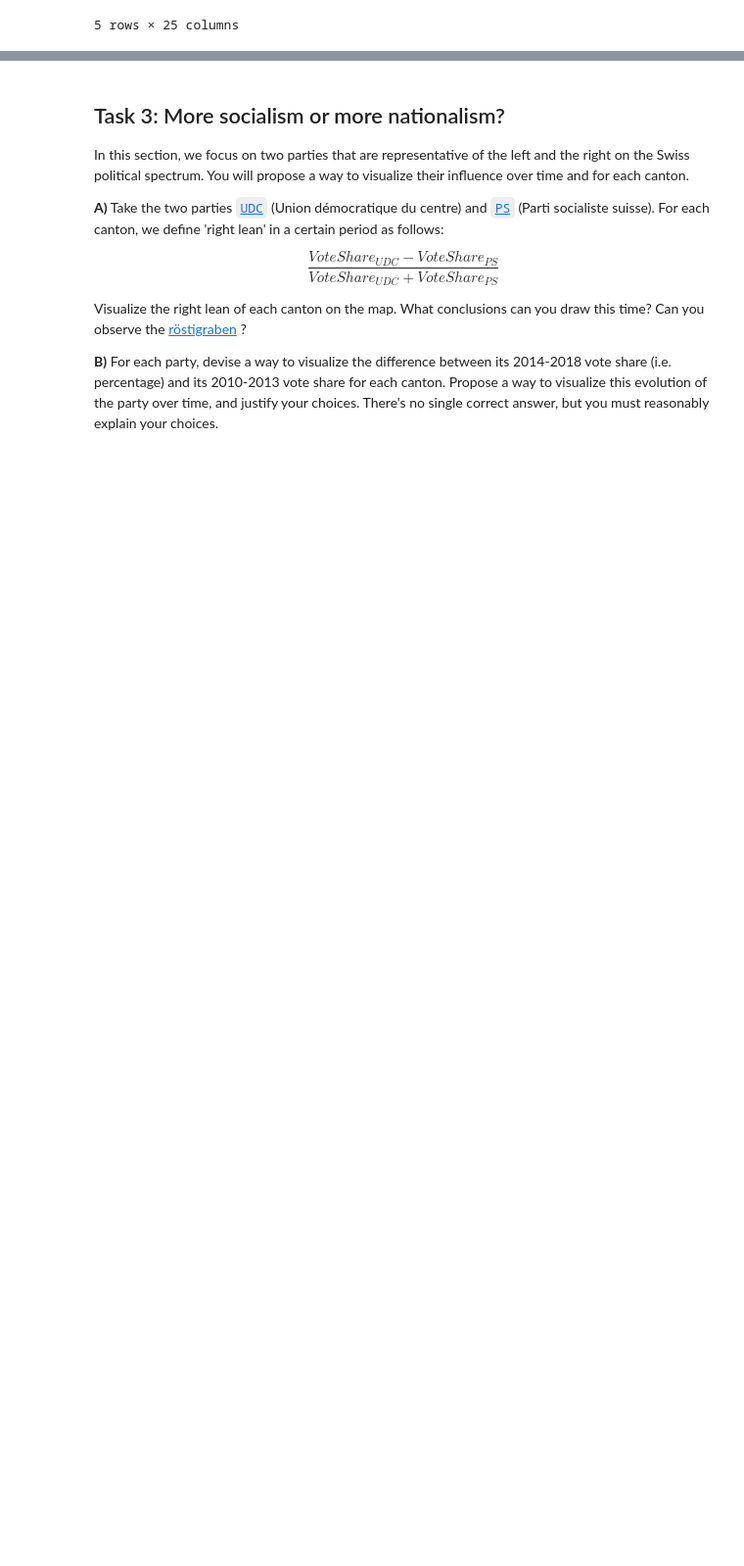
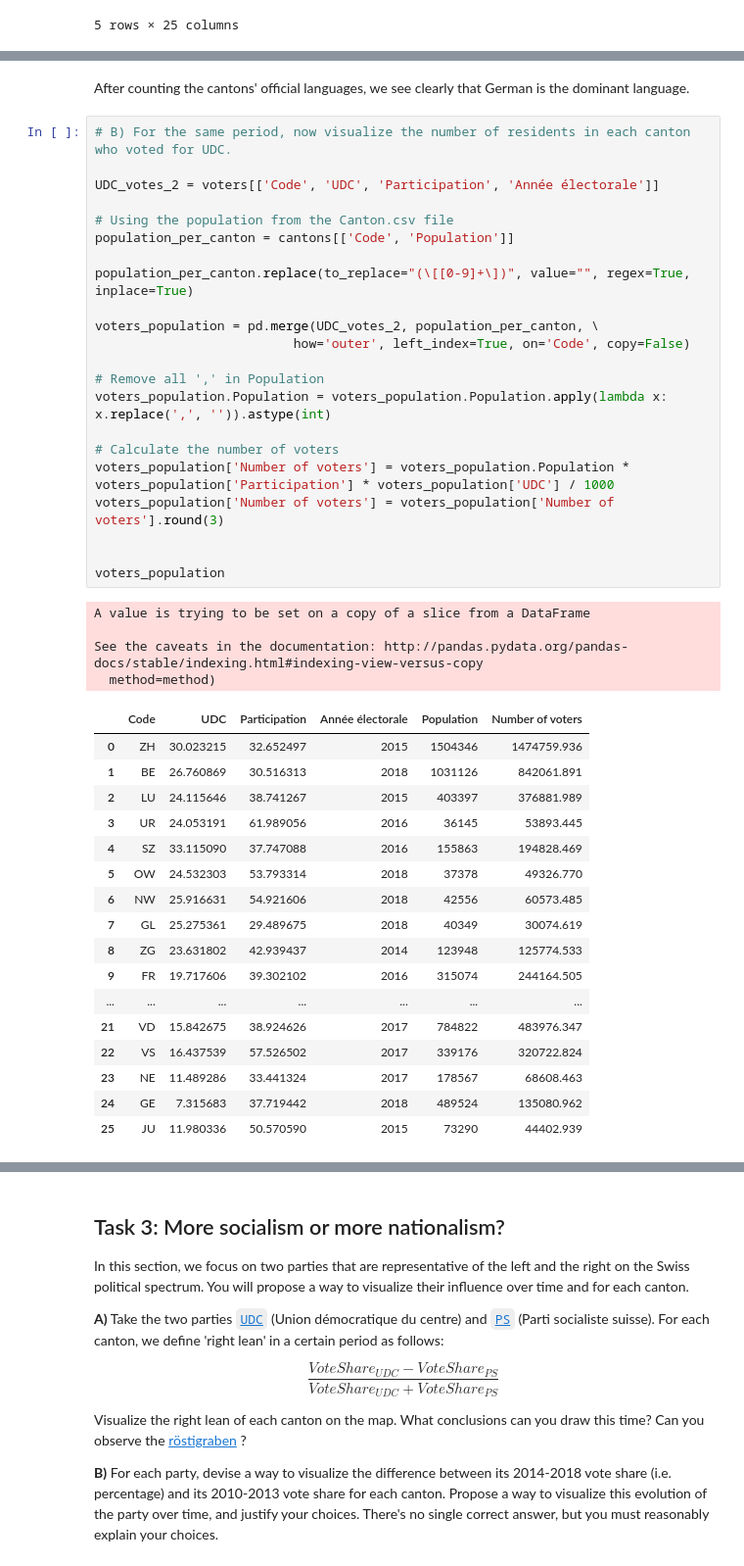
Before and after one commit to Sytta/ADA2018-Homework-CANada, a Jupyter notebook: 02 - Visualisation/HW2_main.ipynb, the cells around one changed output, grey strips where cells are left out. Shown at 98% size. Cells and saved outputs as stored; diff of their text form; blank space fills up the shorter version.

```diff
--- a/02 - Visualisation/HW2_main.ipynb
+++ b/02 - Visualisation/HW2_main.ipynb
@@ -243,0 +294,46 @@ NameError: name 'topo_json_data' is not defined
+# %% [markdown]
+After counting the cantons' official languages, we see clearly that German is the dominant language.
+# %%
+# B) For the same period, now visualize the number of residents in each canton who voted for UDC.
+
+UDC_votes_2 = voters[['Code', 'UDC', 'Participation', 'Année électorale']]
+
+# Using the population from the Canton.csv file
+population_per_canton = cantons[['Code', 'Population']]
+
+population_per_canton.replace(to_replace="(\[[0-9]+\])", value="", regex=True, inplace=True)
+
+voters_population = pd.merge(UDC_votes_2, population_per_canton, \
+                          how='outer', left_index=True, on='Code', copy=False)
+
+# Remove all ',' in Population
+voters_population.Population = voters_population.Population.apply(lambda x: x.replace(',', '')).astype(int)
+
+# Calculate the number of voters
+voters_population['Number of voters'] = voters_population.Population * voters_population['Participation'] * voters_population['UDC'] / 1000
+voters_population['Number of voters'] = voters_population['Number of voters'].round(3)
+
+
+voters_population
+# %% [output]
+A value is trying to be set on a copy of a slice from a DataFrame
+
+See the caveats in the documentation: http://pandas.pydata.org/pandas-docs/stable/indexing.html#indexing-view-versus-copy
+  method=method)
+|  | Code | UDC | Participation | Année électorale | Population | Number of voters |
+| 0 | ZH | 30.023215 | 32.652497 | 2015 | 1504346 | 1474759.936 |
+| 1 | BE | 26.760869 | 30.516313 | 2018 | 1031126 | 842061.891 |
+| 2 | LU | 24.115646 | 38.741267 | 2015 | 403397 | 376881.989 |
+| 3 | UR | 24.053191 | 61.989056 | 2016 | 36145 | 53893.445 |
+| 4 | SZ | 33.115090 | 37.747088 | 2016 | 155863 | 194828.469 |
+| 5 | OW | 24.532303 | 53.793314 | 2018 | 37378 | 49326.770 |
+| 6 | NW | 25.916631 | 54.921606 | 2018 | 42556 | 60573.485 |
+| 7 | GL | 25.275361 | 29.489675 | 2018 | 40349 | 30074.619 |
+| 8 | ZG | 23.631802 | 42.939437 | 2014 | 123948 | 125774.533 |
+| 9 | FR | 19.717606 | 39.302102 | 2016 | 315074 | 244164.505 |
+| ... | ... | ... | ... | ... | ... | ... |
+| 21 | VD | 15.842675 | 38.924626 | 2017 | 784822 | 483976.347 |
+| 22 | VS | 16.437539 | 57.526502 | 2017 | 339176 | 320722.824 |
+| 23 | NE | 11.489286 | 33.441324 | 2017 | 178567 | 68608.463 |
+| 24 | GE | 7.315683 | 37.719442 | 2018 | 489524 | 135080.962 |
+| 25 | JU | 11.980336 | 50.570590 | 2015 | 73290 | 44402.939 |
```
Also changed, not shown: parts of 22 cells of this notebook, 4 other files.
